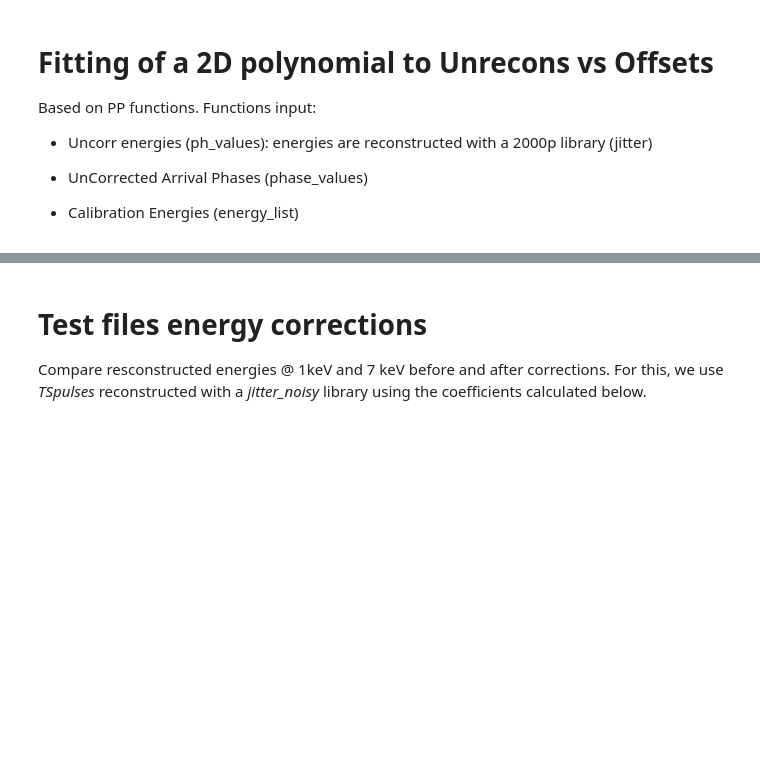
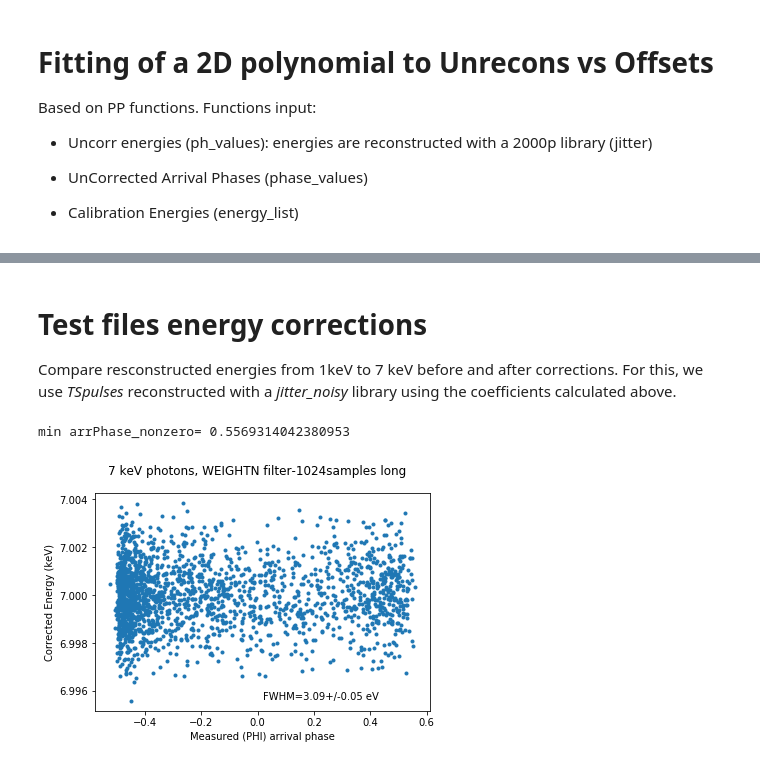
Before and after one commit to mtceballos/SIRENAcode, a Jupyter notebook: ERESOL/jitterStudyXifusim.ipynb, the cells around one changed output, grey strips where cells are left out. Cells and saved outputs as stored; diff of their text form; code cells hidden in the pictures; blank space fills up the shorter version.

Commit message:
New methods comparison and test for 0-padding

```diff
--- a/ERESOL/jitterStudyXifusim.ipynb
+++ b/ERESOL/jitterStudyXifusim.ipynb
@@ -366,7 +409,8 @@ if run:
     print("Correcting SURFACE",SFCpulses, "pulses single files with lib:", libfile)
     print("jitter=",jitterStr,"bbfb=",bbfb,"samprate=",smprtStr, "Lc=", LcStr)
     for i in range(0,len(eners_keV)):
-        alias = "STC_F0F_fixedlib6OF_" + recStr  + str(pulseLength) + smprtStr + \
+        #alias = "pL" + str(pulseLength) + "_STC_F0F_fixedlib6OF_" + recStr  + str(ofLength) + smprtStr + \
+        alias = "pL" + str(pulseLength) + "_STC_T_fixedlib6OF_" + recStr  + str(ofLength) + smprtStr + \
         jitterStr + noiseForSFC + bbfbStr + LcStr
         print("alias=", alias)
         comm = ("python calibEnergies.py --inFile=" + evtFs[i] + " --outFile=" + calibFs[i] +
@@ -643,11 +682,10 @@ if plot:
 # %%
 plot=0
 if plot:
-    npts = len(PHI_values[1,])
-    X = np.zeros((len(eners_keV), npts))
-    Y = np.zeros((len(eners_keV), npts))
-    YS = np.zeros((len(eners_keV), npts))
-    Z = np.zeros((len(eners_keV), npts))
+    X = np.zeros((len(eners_keV), non0ct))
+    Y = np.zeros((len(eners_keV), non0ct))
+    YS = np.zeros((len(eners_keV), non0ct))
+    Z = np.zeros((len(eners_keV), non0ct))
 
     # PLOT      EcalibError  vs. offset  vs. Einput
     # ==============================================
@@ -660,9 +698,9 @@ if plot:
     ax.set_ylabel('Rel. E estim (cal) %')
     ax.set_zlabel('Input energy (keV)')
     for i in range(0,len(eners_keV)):
-        X[i,] = PHI_values[i,]
-        Y[i,] = (phcorr_values[i,]-eners_keV[i])*100./eners_keV[i]
-        Z[i,] = np.repeat(eners_keV[i], npts)
+        X[i,] = PHI_values_non0[i,]
+        Y[i,] = (phcorr_values_non0[i,]-eners_keV[i])*100./eners_keV[i]
+        Z[i,] = np.repeat(eners_keV[i], non0ct)
         #XS[i,] = np.sort(X[i,],0)
         YS[i,] = [x for _,x in sorted(zip(X[i,],Y[i,]))]
         ax.scatter(xs=X[i,], ys=Y[i,], zs=eners_keV[i], zdir='z', s=20, c=cols[i], depthshade=True)
@@ -691,7 +729,7 @@ if plot:
     ax.set_ylabel('Uncal E (keV)')
     ax.set_zlabel('Input energy (keV)')
     for i in range(0,len(eners_keV)):
-        Y[i,] = ph_values[i,]
+        Y[i,] = ph_values_non0[i,]
         YS[i,] = [x for _,x in sorted(zip(X[i,],Y[i,]))]
         ax.scatter(xs=X[i,], ys=Y[i,], zs=eners_keV[i], zdir='z', s=20, c=cols[i], depthshade=True)
     XS = np.sort(X,1)
@@ -748,6 +791,6 @@ NameError: name 'fit_2D_gain_scale' is not defined
 # %% [markdown]
 # Test files energy corrections
 
-Compare resconstructed energies @ 1keV and 7 keV before and after corrections.
-For this, we use *TSpulses* reconstructed with a *jitter_noisy* library using the coefficients calculated below.
+Compare resconstructed energies from 1keV to 7 keV before and after corrections.
+For this, we use *TSpulses* reconstructed with a *jitter_noisy* library using the coefficients calculated above.
 # %%
@@ -863,17 +909,49 @@ for i in range(0,len(test_keV)):
 # %%
-# Plot alone 7 keV figure
+# Correct and Plot alone 7 keV figure
+
+for i in range(0,len(test_keV)):
+    if test_keV[i] == 7:
+        # Detected uncal events
+        uncal = fits.open(test_evtFs[i], memmap=True)
+        uncalTab = uncal[1].data
+        arrPhase = uncalTab['PHI'] + uncalTab['LAGS']
+        uncalEners = uncalTab['SIGNAL']
+        uncal.close()
+
+        uncalEners_non0 = uncalEners[np.nonzero(arrPhase)]
+        arrPhase_non0 = arrPhase[np.nonzero(arrPhase)]
+
+    print("min arrPhase_nonzero=", max(arrPhase_non0))
+    corrE7 = np.polynomial.polynomial.polyval2d(uncalEners_non0, arrPhase_non0,coeffs)
+    fwhmCorr7 = 2.35*np.std(corrE7)*1000. # eV
+    fwhmCorr7_err = fwhmCorr7/np.sqrt(2*float(TSpulses)-2)
+    if fwhmCorr7_err < 0.01:
+        fwhmCorrStr7 = 'FWHM={:0.3f}+/-{:0.3f} eV'.format(fwhmCorr7, fwhmCorr7_err) # eV
+    elif fwhmCorr7_err < 0.1:
+        fwhmCorrStr7 = 'FWHM={:0.2f}+/-{:0.2f} eV'.format(fwhmCorr7, fwhmCorr7_err) # eV
+    else:
+        fwhmCorrStr7 = 'FWHM={:0.1f}+/-{:0.1f} eV'.format(fwhmCorr7, fwhmCorr7_err) # eV
+    arrPhaseMid = (max(arrPhase_non0)-min(arrPhase_non0))/2. + min(arrPhase_non0)
+    xl = 1.05 * arrPhaseMid # xpos for label for FWHM annotation
+
+    #fpol = Polynomial.fit(arrPhase,corrE,2)
+
 fig2 = plt.figure()
-suptitle = 'Sampling frequency={:0.2f} kHz'.format(samprate)
+#suptitle = 'Sampling frequency={:0.2f} kHz'.format(samprate)
+suptitle = "7 keV photons, " + recStr + " filter-" + str(ofLength) + "samples long"
 fig2.suptitle(suptitle)
 ax2 = fig2.add_subplot("111")
 ax2.set_xlabel("Measured (PHI) arrival phase")
 ax2.set_ylabel("Corrected Energy (keV)")
 yl = np.min(corrE7) + 0.01 * (np.max(corrE7)-np.min(corrE7))
 ax2.annotate(fwhmCorrStr7, xy=(xl,yl))
 ax2.plot(arrPhase, corrE7, marker='o', linestyle='none', ms=3)
-ax2.plot(xs,fpol7(xs), linestyle='-', color='white', linewidth=4)
-ax2.plot(xs,fpol7(xs), linestyle='-', color='red', linewidth=2)
-ax2.annotate(fwhmCorrStr_nooutlayers, xy=(xl-0.4,yl2))
-fileplot2 = ("EreconBBFB"+ LcStr + smprtStr + "_FT" + str(Fitting35) + "_SFC" + str(SFCpulses) + "p" + noiseForSFC + "_" +
-            str(TSpulses) + "p_7keV.png")
+#ax2.plot(xs,fpol7(xs), linestyle='-', color='white', linewidth=4)
+#ax2.plot(xs,fpol7(xs), linestyle='-', color='red', linewidth=2)
+#ax2.annotate(fwhmCorrStr_nooutlayers, xy=(xl-0.4,yl2))
+fileplot2 = ("EreconBBFB"+ LcStr + smprtStr + FTstr + "_SFC" + str(SFCpulses) + "p" + noiseForSFC + "_" +
+            str(TSpulses) + "p_pL" + str(pulseLength) + "_" + recStr + str(ofLength) + pBstr + "_7keV.png")
 fig2.savefig(fileplot2)
+# %% [output]
+min arrPhase_nonzero= 0.5569314042380953
+[figure, added]
```
Also changed, not shown: parts of 13 cells of this notebook, 3 other files.
